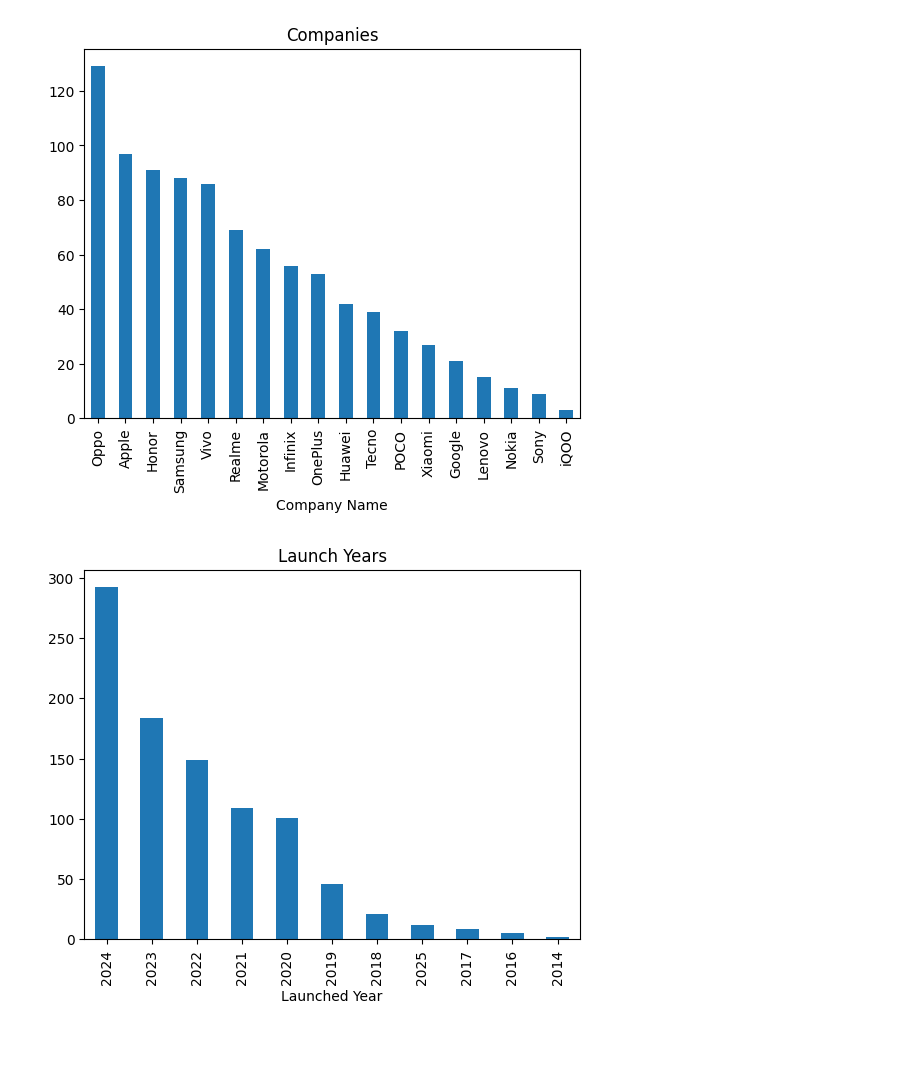
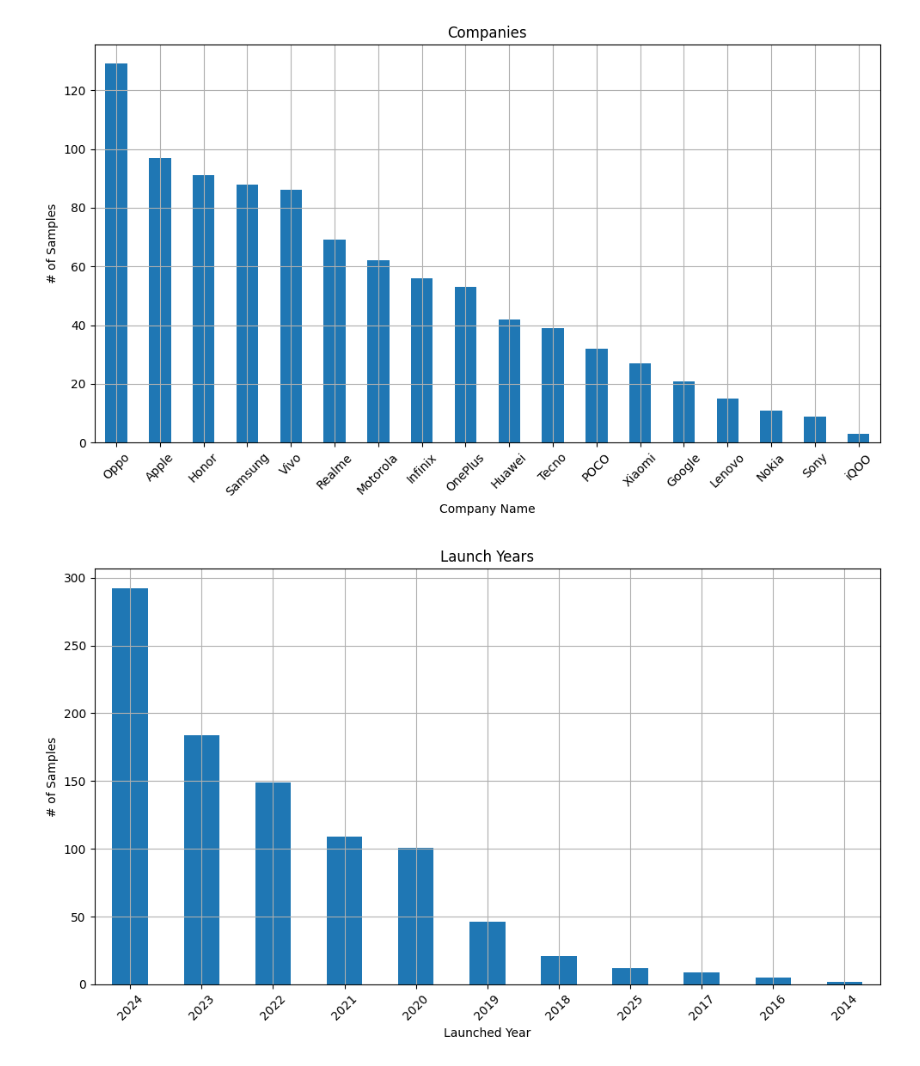
Before and after one commit to AllHailTheSheep/CIS3715, a Jupyter notebook: final/final.ipynb, the cells around one changed output. Cells and saved outputs as stored; diff of their text form; code cells hidden in the pictures.

Commit message:
add some more data visualization

```diff
--- a/final/final.ipynb
+++ b/final/final.ipynb
@@ -30,17 +134,51 @@ memory usage: 109.1+ KB
 # %%
 # DATA VISUALIZATION
+
+# replace Poco with POCO since its a missplelling of the same company
+df['Company Name'] = df['Company Name'].astype(str).replace('Poco', 'POCO')
+plt.figure(figsize=(10,6))
 df['Company Name'].value_counts().plot(kind='bar')
 plt.title('Companies')
+plt.grid(True)
+plt.ylabel('# of Samples')
+plt.xticks(rotation=45)
+plt.tight_layout()
 plt.show()
 # Oppo is a Chinese manufacturer and not often seen in US markets.
 # It is interesting that they make up the majority of devices in the dataset though.
 # Looks like no Samsung A series, which is a few dozen devices, so perhaps it is simply the most complete catalogue.
-# Also, POCO is represented twice. I'll have to combine those categories so they dont get different labels.
 
+plt.figure(figsize=(10,6))
 df['Launched Year'].value_counts().plot(kind='bar')
 plt.title('Launch Years')
+plt.grid(True)
+plt.ylabel('# of Samples')
+plt.xticks(rotation=45)
+plt.tight_layout()
 plt.show()
 # Many more 2024 devices. Was there an uptick in phones released or simply an imbalancing in the data set?
+
+med_price_per_year = ppdf.groupby('Launched Year')['Launched Price (USA)'].median()
+plt.figure(figsize=(10,6))
+med_price_per_year.plot(kind='line', marker='o', color='b', linestyle='-', linewidth=2, markersize=6)
+plt.title('Median Price per Year')
+plt.xlabel('Year')
+plt.ylabel('Median Price (USD)')
+plt.grid(True)
+plt.xticks(rotation=45)
+plt.tight_layout()
+plt.show()
+
+med_ram_per_year = ppdf.groupby('Launched Year')['RAM'].median()
+plt.figure(figsize=(10,6))
+med_ram_per_year.plot(kind='line', marker='o', color='b', linestyle='-', linewidth=2, markersize=6)
+plt.title('Median RAM per Year')
+plt.xlabel('Year')
+plt.ylabel('Median RAM (USD)')
+plt.grid(True)
+plt.xticks(rotation=45)
+plt.tight_layout()
+plt.show()
 # %% [output]
-[figure, old version]
+[figure, new version]
-[figure, old version]
+[figure, new version]
```
Also changed, not shown: parts of 4 cells of this notebook.
